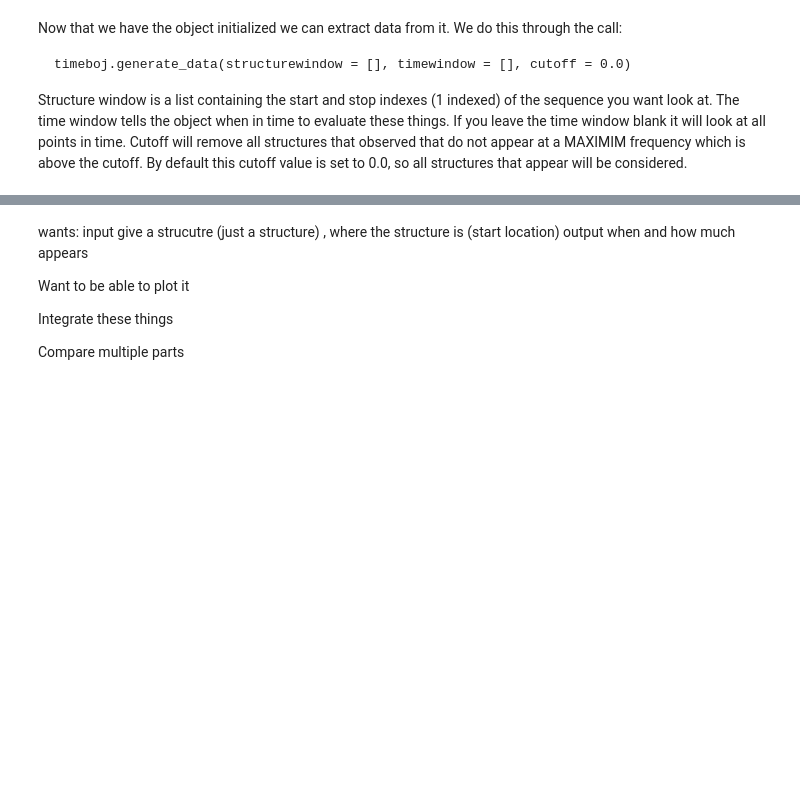
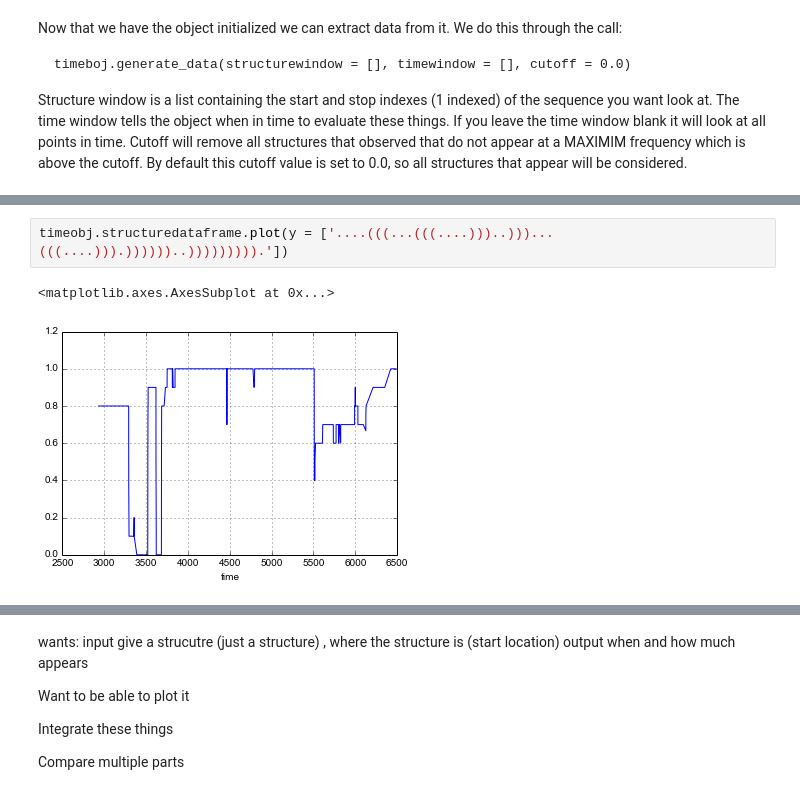
Before and after one commit to carothersresearch/pyrfold, a Jupyter notebook: TimecourseAnalysis.ipynb, the cells around one changed output, grey strips where cells are left out. Cells and saved outputs as stored; diff of their text form; blank space fills up the shorter version.

```diff
--- a/TimecourseAnalysis.ipynb
+++ b/TimecourseAnalysis.ipynb
@@ -107,0 +223,5 @@ Populating the interactive namespace from numpy and matplotlib
+# %%
+timeobj.structuredataframe.plot(y = ['....(((...(((....)))..)))...(((....))).))))))..))))))))).'])
+# %% [output]
+<matplotlib.axes.AxesSubplot at 0x...>
+[figure, added]
```
Also changed, not shown: parts of 36 cells of this notebook, 6 other files.
